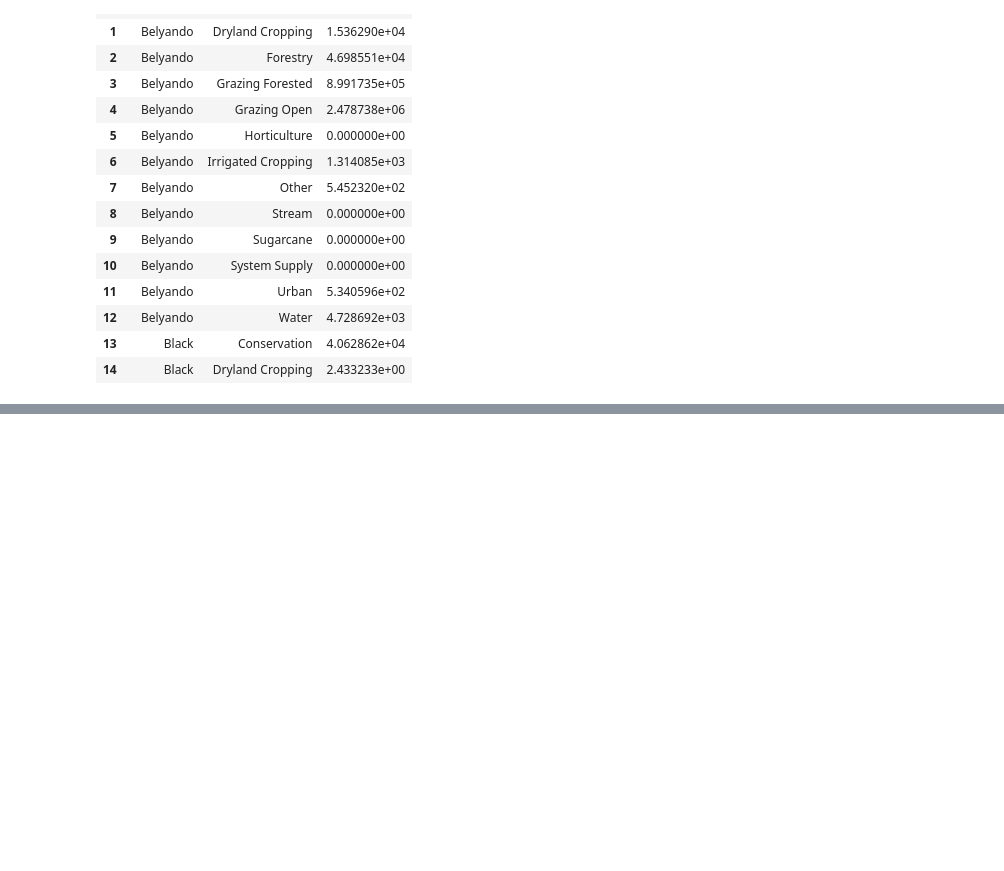
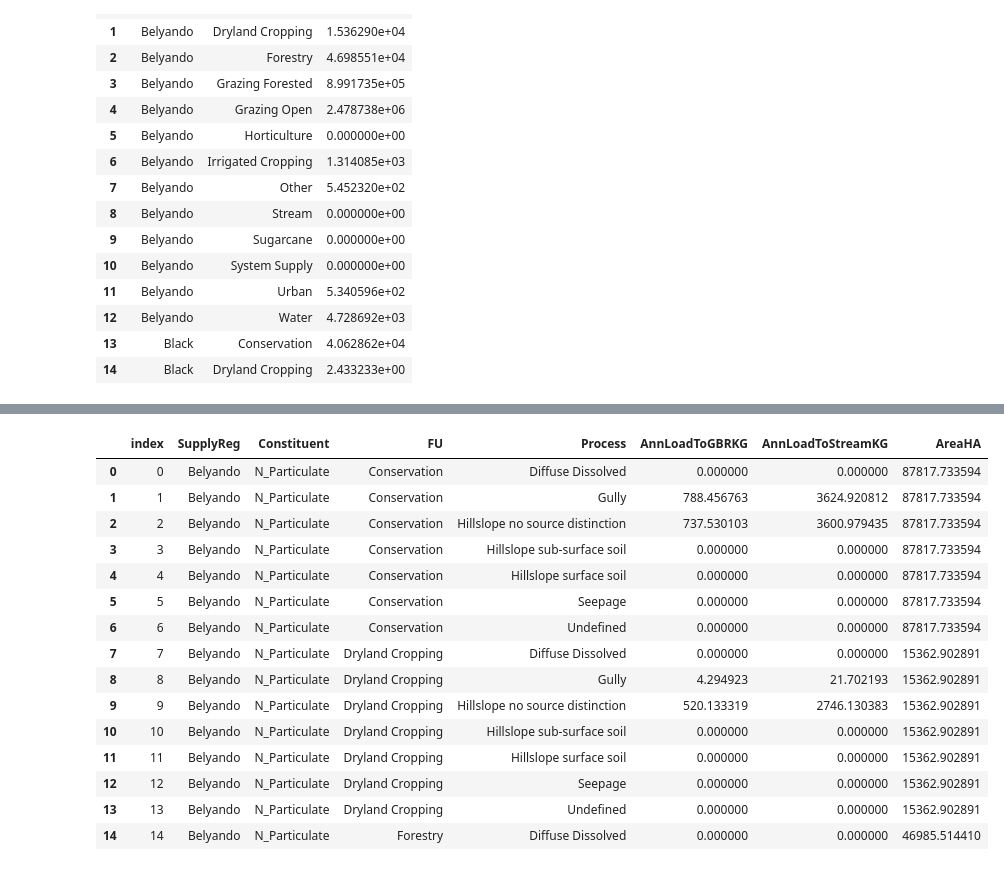
Before and after one commit to frbennett/reef_scripts, a Jupyter notebook: ResultsAnalysis/GBR_Nested_LocalToOutlet_RegContrib_Summariser.ipynb, the cells around one changed output, grey strips where cells are left out. Saved outputs shown, nothing was run; the diff lists cells and outputs as text; code cells hidden in the pictures; blank space fills up the shorter version.

Commit message:
The nested local to GBR export summary is working

```diff
--- a/ResultsAnalysis/GBR_Nested_LocalToOutlet_RegContrib_Summariser.ipynb
+++ b/ResultsAnalysis/GBR_Nested_LocalToOutlet_RegContrib_Summariser.ipynb
@@ -197,4 +198,6 @@ supplyRegFuArea.head(15)
 | 13 | Black | Conservation | 4.062862e+04 |
 | 14 | Black | Dryland Cropping | 2.433233e+00 |
 # %%
-### will need to join the catch & supply reg back to annualised contributor to get te aggregated supplies
+### will need to join the catch & supply reg back to annualised contributor to get the aggregated supplies
+supplyRegContrib = pd.merge(rawcontrib, catchSupplyReg, how='inner', left_on=['Rep_Region','ModelElement'], right_on = ['SupplyReg','Catch']).reset_index()
+supplyRegContrib.head(12)
@@ -200,0 +259,6 @@ supplyRegFuArea.head(15)
+# %%
+### will need to get export from just export regs
+exportRegContrib = rawcontrib[rawcontrib['Rep_Region'].isin(exportRegs)].reset_index()
+##.groupby(['SupplyReg','Constituent','FU','Process']).agg({'AnnLoadToStreamKG':'sum'})
+exportRegContrib = exportRegContrib.rename(columns={'AnnLoadToExportKG':'AnnLoadToGBRKG'})
+exportRegContrib.head(10)
@@ -200,0 +277,4 @@ supplyRegFuArea.head(15)
+# %%
+### Now need to join to supply reg contrib by constituent, FU & process to get export
+mergedRegContrib = pd.merge(supplyRegContrib, exportRegContrib, how='inner', left_on=['ModelElement','Constituent','FU','Process'], right_on=['ModelElement','Constituent','FU','Process']).reset_index()
+mergedRegContrib.head(10)
@@ -200,0 +294,4 @@ supplyRegFuArea.head(15)
+# %%
+regLuseExportSummary = pd.DataFrame(mergedRegContrib[mergedRegContrib['Constituent'].isin(selectedConstituents)].groupby(['SupplyReg','Constituent','FU','Process']).agg({'AnnLoadToStreamKG_x':'sum','AnnLoadToGBRKG':'sum'})).reset_index()
+regLuseExportSummary = regLuseExportSummary.rename(columns={'AnnLoadToStreamKG_x':'AnnLoadToStreamKG','AreaHA_x':'AreaHA'})
+regLuseExportSummary.head(12)
@@ -200,0 +312,20 @@ supplyRegFuArea.head(15)
+# %%
+regLuseExportSummaryPlusArea = pd.merge(regLuseExportSummary, supplyRegFuArea, how='left', left_on=['SupplyReg','FU'], right_on=['SupplyReg','FU']).reset_index()
+regLuseExportSummaryPlusArea.head(15)
+# %% [output]
+|  | index | SupplyReg | Constituent | FU | Process | AnnLoadToGBRKG | AnnLoadToStreamKG | AreaHA |
+| 0 | 0 | Belyando | N_Particulate | Conservation | Diffuse Dissolved | 0.000000 | 0.000000 | 87817.733594 |
+| 1 | 1 | Belyando | N_Particulate | Conservation | Gully | 788.456763 | 3624.920812 | 87817.733594 |
+| 2 | 2 | Belyando | N_Particulate | Conservation | Hillslope no source distinction | 737.530103 | 3600.979435 | 87817.733594 |
+| 3 | 3 | Belyando | N_Particulate | Conservation | Hillslope sub-surface soil | 0.000000 | 0.000000 | 87817.733594 |
+| 4 | 4 | Belyando | N_Particulate | Conservation | Hillslope surface soil | 0.000000 | 0.000000 | 87817.733594 |
+| 5 | 5 | Belyando | N_Particulate | Conservation | Seepage | 0.000000 | 0.000000 | 87817.733594 |
+| 6 | 6 | Belyando | N_Particulate | Conservation | Undefined | 0.000000 | 0.000000 | 87817.733594 |
+| 7 | 7 | Belyando | N_Particulate | Dryland Cropping | Diffuse Dissolved | 0.000000 | 0.000000 | 15362.902891 |
+| 8 | 8 | Belyando | N_Particulate | Dryland Cropping | Gully | 4.294923 | 21.702193 | 15362.902891 |
+| 9 | 9 | Belyando | N_Particulate | Dryland Cropping | Hillslope no source distinction | 520.133319 | 2746.130383 | 15362.902891 |
+| 10 | 10 | Belyando | N_Particulate | Dryland Cropping | Hillslope sub-surface soil | 0.000000 | 0.000000 | 15362.902891 |
+| 11 | 11 | Belyando | N_Particulate | Dryland Cropping | Hillslope surface soil | 0.000000 | 0.000000 | 15362.902891 |
+| 12 | 12 | Belyando | N_Particulate | Dryland Cropping | Seepage | 0.000000 | 0.000000 | 15362.902891 |
+| 13 | 13 | Belyando | N_Particulate | Dryland Cropping | Undefined | 0.000000 | 0.000000 | 15362.902891 |
+| 14 | 14 | Belyando | N_Particulate | Forestry | Diffuse Dissolved | 0.000000 | 0.000000 | 46985.514410 |
```
Also changed, not shown: parts of 9 cells of this notebook.
